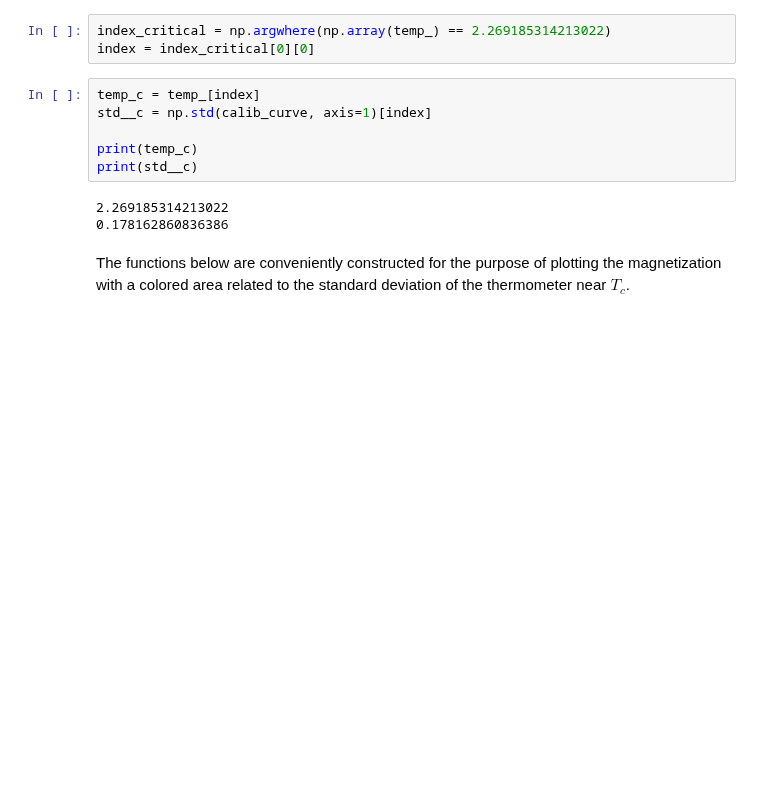
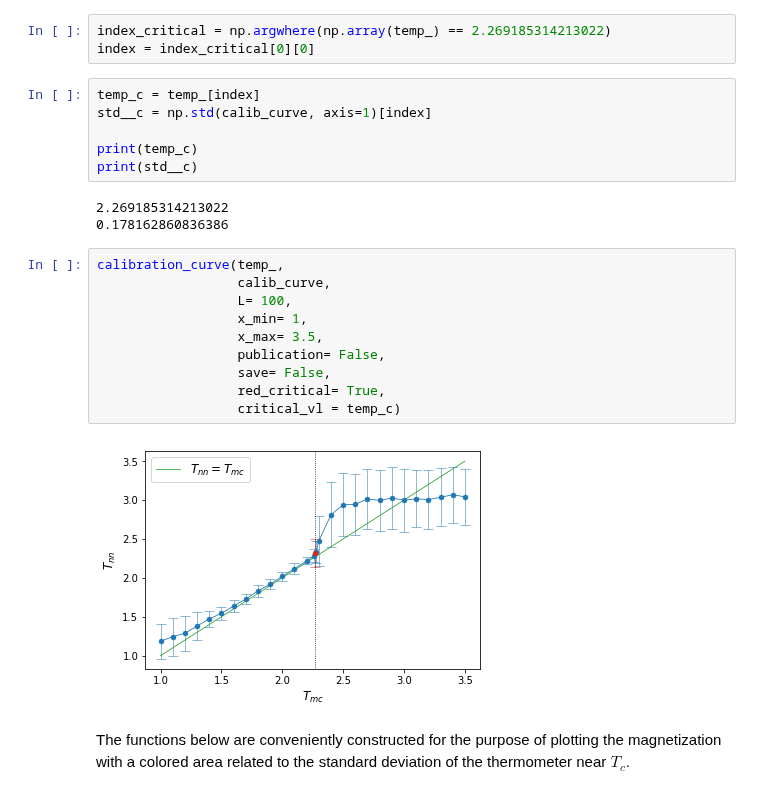
Before and after one commit to rodsveiga/rbm_flows_ising, a Jupyter notebook: NN_L100_thermometer_Onsager_scale.ipynb, the cells around one changed output. Drawn from its saved outputs; the diff is of its cells as text; blank space fills up the shorter version.

```diff
--- a/NN_L100_thermometer_Onsager_scale.ipynb
+++ b/NN_L100_thermometer_Onsager_scale.ipynb
@@ -475,6 +494,18 @@ print(std__c)
 # %% [output]
 2.269185314213022
 0.178162860836386
+# %%
+calibration_curve(temp_,
+                  calib_curve,
+                  L= 100,
+                  x_min= 1,
+                  x_max= 3.5,
+                  publication= False,
+                  save= False,
+                  red_critical= True,
+                  critical_vl = temp_c)
+# %% [output]
+[figure, added]
 # %% [markdown]
 The functions below are conveniently constructed for the purpose of plotting the magnetization with a colored area related to the standard deviation of the thermometer near $T_c$.
 # %%
```
Also changed, not shown: parts of 13 cells of this notebook, 3 other files.
